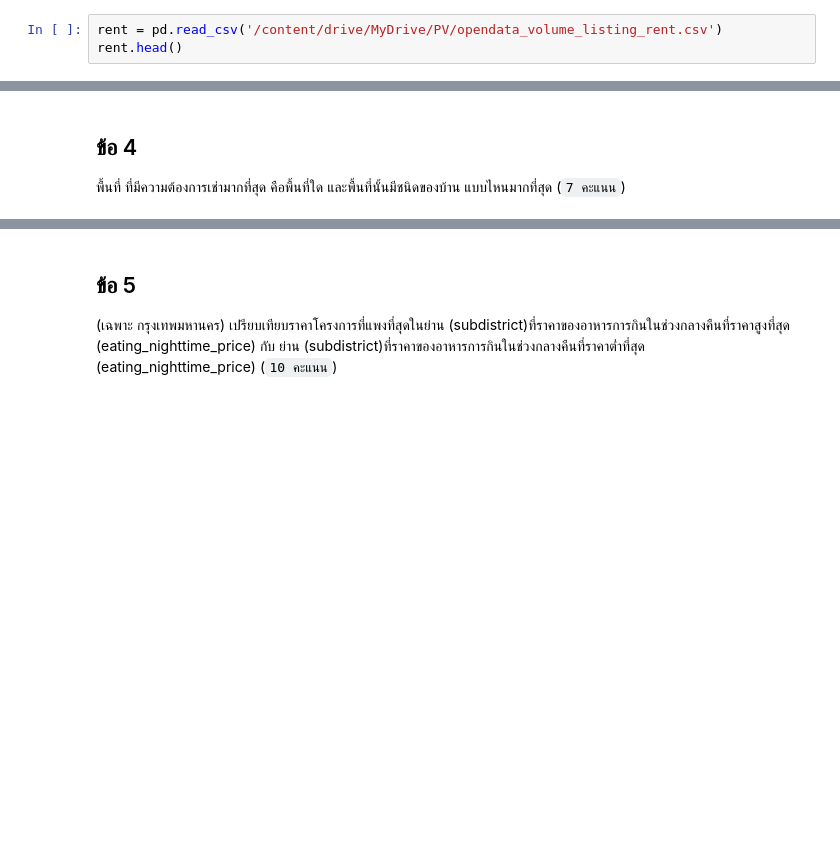
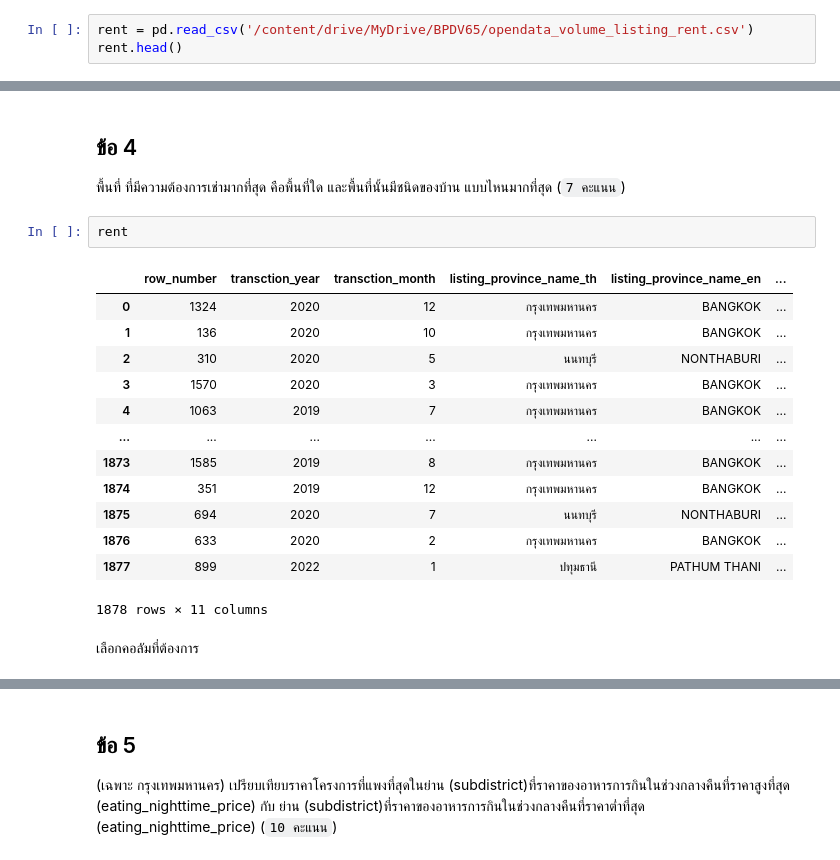
Before and after one commit to Phimphakanph22/BasicProg_DataViz65, a Jupyter notebook: midterm65.ipynb, the cells around one changed output, grey strips where cells are left out. Cells and saved outputs as stored; diff of their text form; blank space fills up the shorter version.

````diff
--- a/midterm65.ipynb
+++ b/midterm65.ipynb
@@ -48,7 +48,7 @@ project.head()
 
 ![Screen Shot 2565-09-12 at 11.23.25.png](embedded-picture-1)
 # %%
-rent = pd.read_csv('/content/drive/MyDrive/PV/opendata_volume_listing_rent.csv')
+rent = pd.read_csv('/content/drive/MyDrive/BPDV65/opendata_volume_listing_rent.csv')
 rent.head()
 # %% [output]
 |  | row_number | transction_year | transction_month | listing_province_name_th | listing_province_name_en | ... |
@@ -142,3 +278,21 @@ unit[unit['row_number']==19]
 # %% [markdown]
 ## ข้อ 4
 พื้นที่ ที่มีความต้องการเช่ามากที่สุด คือพื้นที่ใด และพื้นที่นั้นมีชนิดของบ้าน แบบไหนมากที่สุด (```7 คะแนน```)
+# %%
+rent
+# %% [output]
+|  | row_number | transction_year | transction_month | listing_province_name_th | listing_province_name_en | ... |
+| 0 | 1324 | 2020 | 12 | กรุงเทพมหานคร | BANGKOK | ... |
+| 1 | 136 | 2020 | 10 | กรุงเทพมหานคร | BANGKOK | ... |
+| 2 | 310 | 2020 | 5 | นนทบุรี | NONTHABURI | ... |
+| 3 | 1570 | 2020 | 3 | กรุงเทพมหานคร | BANGKOK | ... |
+| 4 | 1063 | 2019 | 7 | กรุงเทพมหานคร | BANGKOK | ... |
+| ... | ... | ... | ... | ... | ... | ... |
+| 1873 | 1585 | 2019 | 8 | กรุงเทพมหานคร | BANGKOK | ... |
+| 1874 | 351 | 2019 | 12 | กรุงเทพมหานคร | BANGKOK | ... |
+| 1875 | 694 | 2020 | 7 | นนทบุรี | NONTHABURI | ... |
+| 1876 | 633 | 2020 | 2 | กรุงเทพมหานคร | BANGKOK | ... |
+| 1877 | 899 | 2022 | 1 | ปทุมธานี | PATHUM THANI | ... |
+1878 rows × 11 columns
+# %% [markdown]
+เลือกคอลัมที่ต้องการ
````
Also changed, not shown: parts of 48 cells of this notebook.
